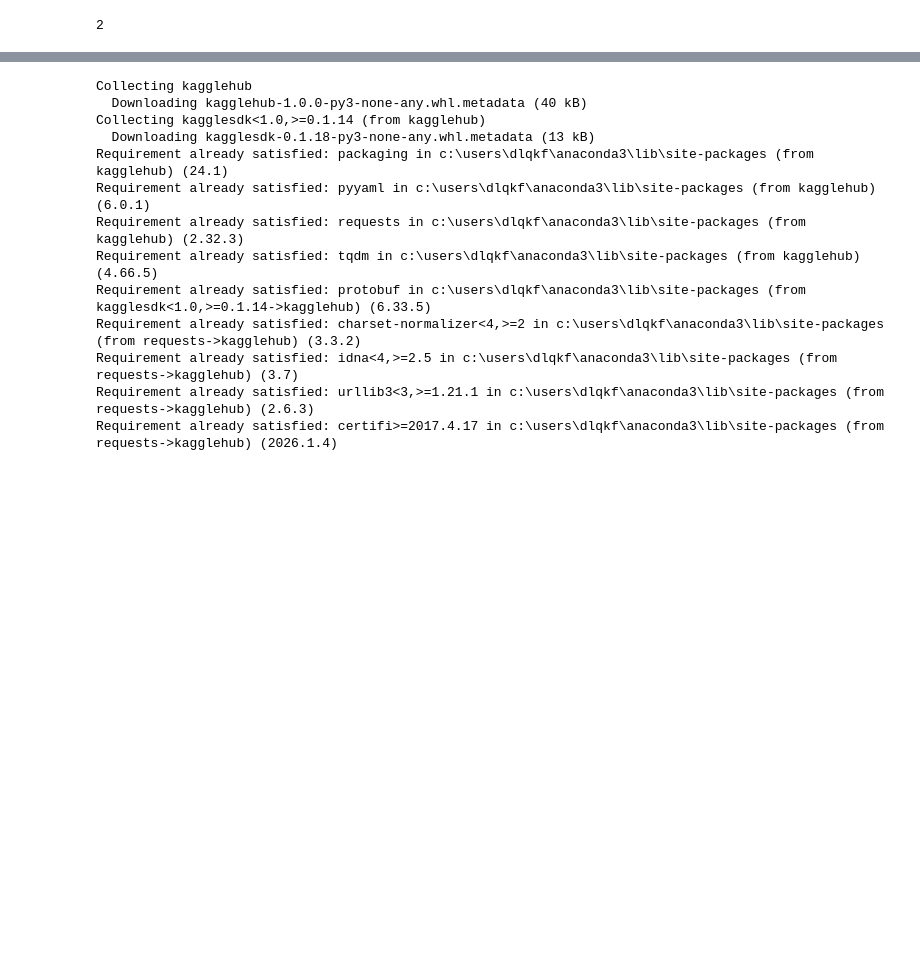
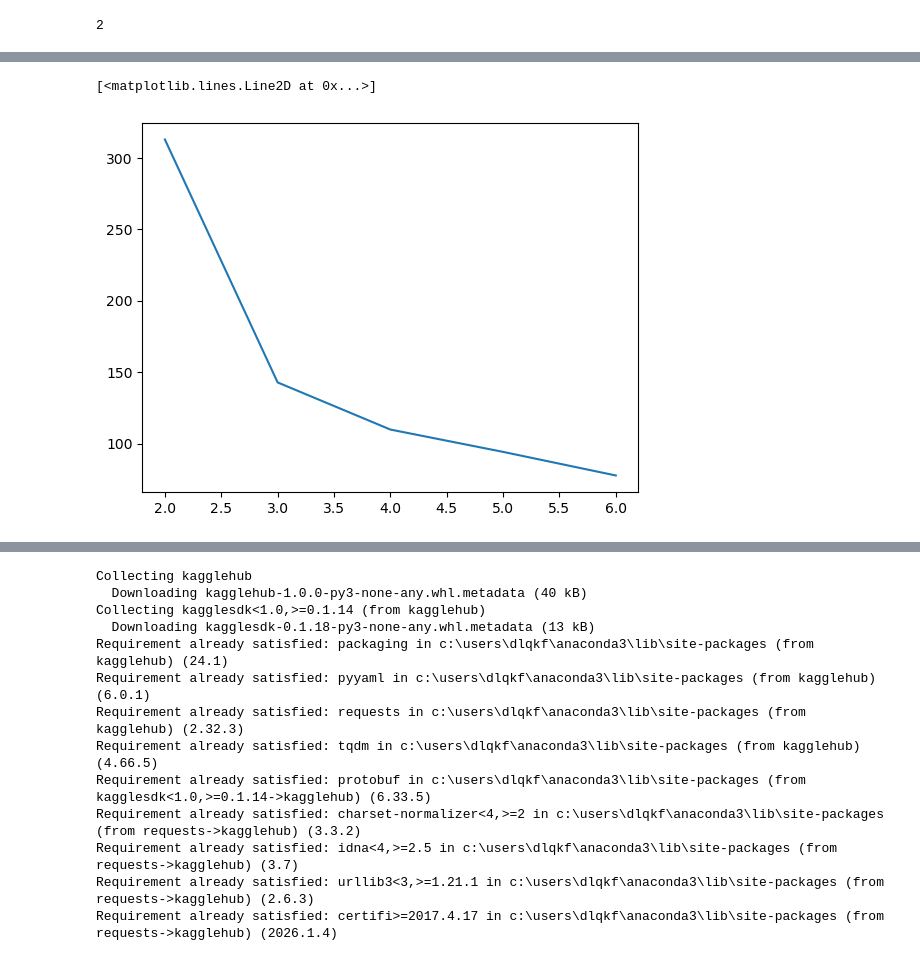
Before and after one commit to qkfmadl0-create/----, a Jupyter notebook: 09_2_군집/001.ipynb, the cells around one changed output, grey strips where cells are left out. Saved outputs shown, nothing was run; the diff lists cells and outputs as text; code cells hidden in the pictures; blank space fills up the shorter version.

```diff
--- a/09_2_군집/001.ipynb
+++ b/09_2_군집/001.ipynb
@@ -211,0 +215,12 @@ pipe = pipeline([
+# %%
+from sklearn.cluster import KMeans
+k_range = range(2,7)
+ellbows = []
+for k in k_range:
+    model = KMeans(n_clusters=k, random_state=42)
+    model.fit(X_preprocess)
+    ellbows.append(model.inertia_)
+plt.plot(k_range, ellbows)
+# %% [output]
+[<matplotlib.lines.Line2D at 0x...>]
+[figure, added]
```
Also changed, not shown: parts of 2 cells of this notebook.
